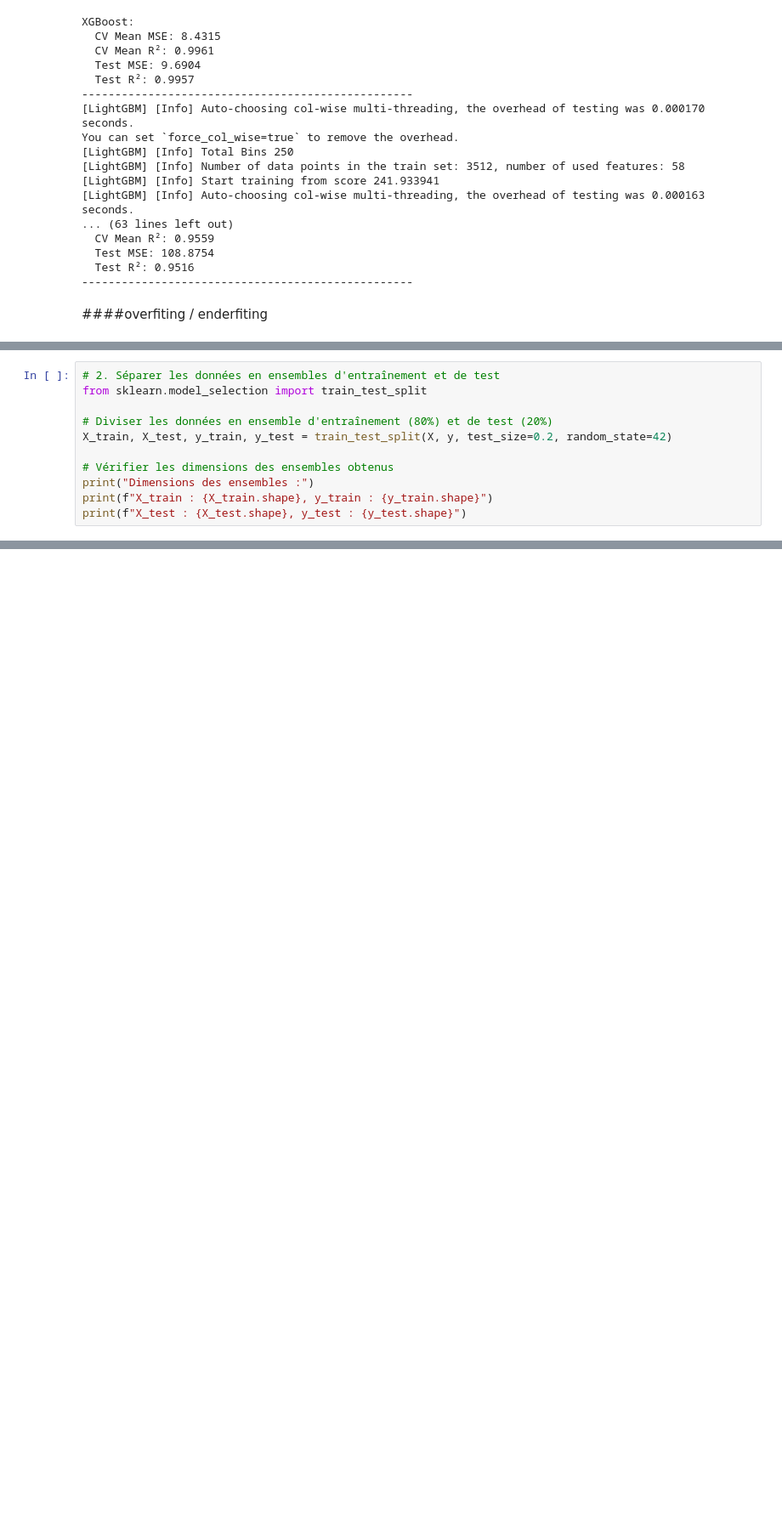
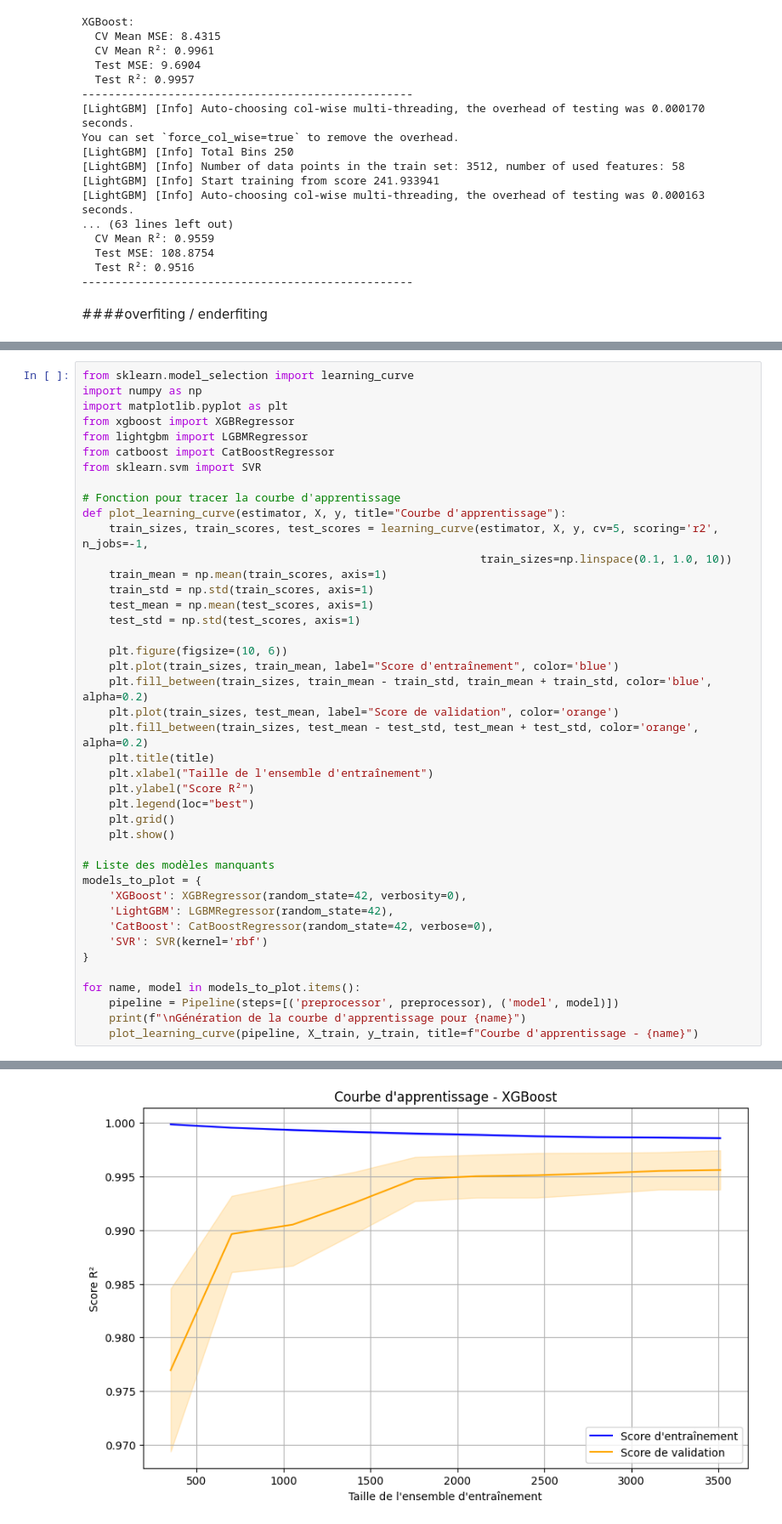
Before and after one commit to AnaisNaitAtmane/Projet-, a Jupyter notebook: fichier.ipynb, the cells around one changed output, grey strips where cells are left out. Shown at 85% size. Cells and saved outputs as stored; diff of their text form; blank space fills up the shorter version.

```diff
--- a/fichier.ipynb
+++ b/fichier.ipynb
@@ -1351,11 +1320,0 @@ Name: CO2 Emissions(g/km), dtype: int64
-# %%
-# 2. Séparer les données en ensembles d'entraînement et de test
-from sklearn.model_selection import train_test_split
-
-# Diviser les données en ensemble d'entraînement (80%) et de test (20%)
-X_train, X_test, y_train, y_test = train_test_split(X, y, test_size=0.2, random_state=42)
-
-# Vérifier les dimensions des ensembles obtenus
-print("Dimensions des ensembles :")
-print(f"X_train : {X_train.shape}, y_train : {y_train.shape}")
-print(f"X_test : {X_test.shape}, y_test : {y_test.shape}")
@@ -1464,0 +1321,43 @@ Coefficient of Determination (R²): 0.9936804901231635
+# %%
+from sklearn.model_selection import learning_curve
+import numpy as np
+import matplotlib.pyplot as plt
+from xgboost import XGBRegressor
+from lightgbm import LGBMRegressor
+from catboost import CatBoostRegressor
+from sklearn.svm import SVR
+
+# Fonction pour tracer la courbe d'apprentissage
+def plot_learning_curve(estimator, X, y, title="Courbe d'apprentissage"):
+    train_sizes, train_scores, test_scores = learning_curve(estimator, X, y, cv=5, scoring='r2', n_jobs=-1,
+                                                            train_sizes=np.linspace(0.1, 1.0, 10))
+    train_mean = np.mean(train_scores, axis=1)
+    train_std = np.std(train_scores, axis=1)
+    test_mean = np.mean(test_scores, axis=1)
+    test_std = np.std(test_scores, axis=1)
+
+    plt.figure(figsize=(10, 6))
+    plt.plot(train_sizes, train_mean, label="Score d'entraînement", color='blue')
+    plt.fill_between(train_sizes, train_mean - train_std, train_mean + train_std, color='blue', alpha=0.2)
+    plt.plot(train_sizes, test_mean, label="Score de validation", color='orange')
+    plt.fill_between(train_sizes, test_mean - test_std, test_mean + test_std, color='orange', alpha=0.2)
+    plt.title(title)
+    plt.xlabel("Taille de l'ensemble d'entraînement")
+    plt.ylabel("Score R²")
+    plt.legend(loc="best")
+    plt.grid()
+    plt.show()
+
+# Liste des modèles manquants
+models_to_plot = {
+    'XGBoost': XGBRegressor(random_state=42, verbosity=0),
+    'LightGBM': LGBMRegressor(random_state=42),
+    'CatBoost': CatBoostRegressor(random_state=42, verbose=0),
+    'SVR': SVR(kernel='rbf')
+}
+
+for name, model in models_to_plot.items():
+    pipeline = Pipeline(steps=[('preprocessor', preprocessor), ('model', model)])
+    print(f"\nGénération de la courbe d'apprentissage pour {name}")
+    plot_learning_curve(pipeline, X_train, y_train, title=f"Courbe d'apprentissage - {name}")
+# %% [output]
@@ -1464,0 +1365 @@ Coefficient of Determination (R²): 0.9936804901231635
+[figure, added]
```
Also changed, not shown: parts of 4 cells of this notebook.
